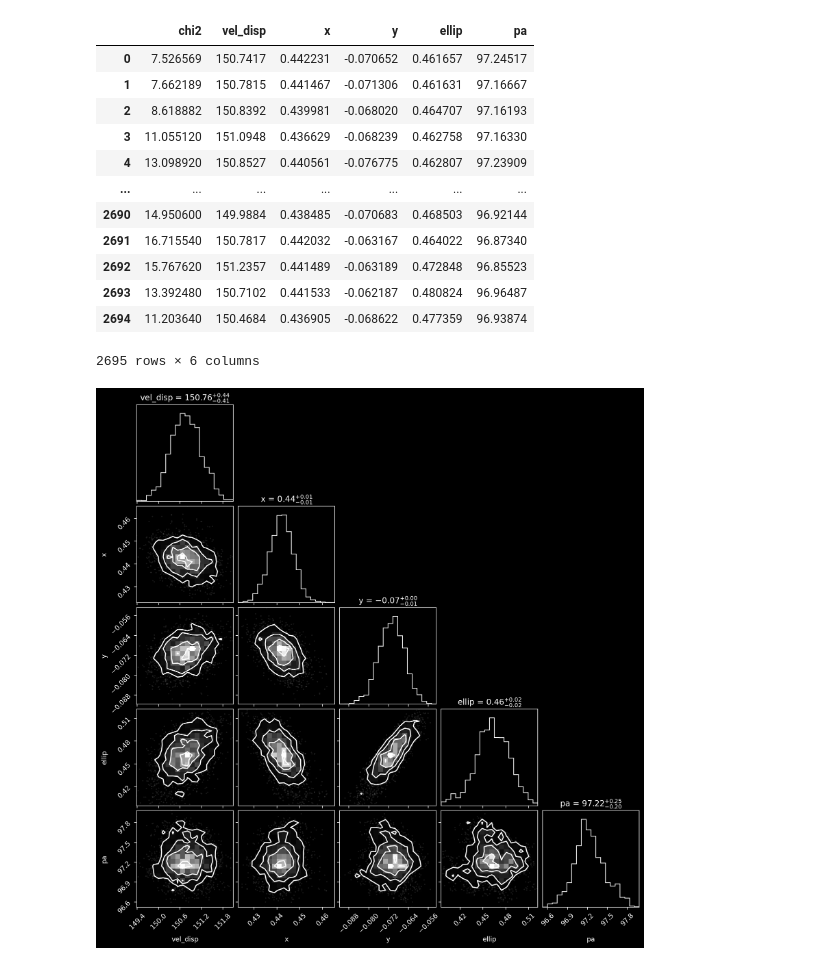
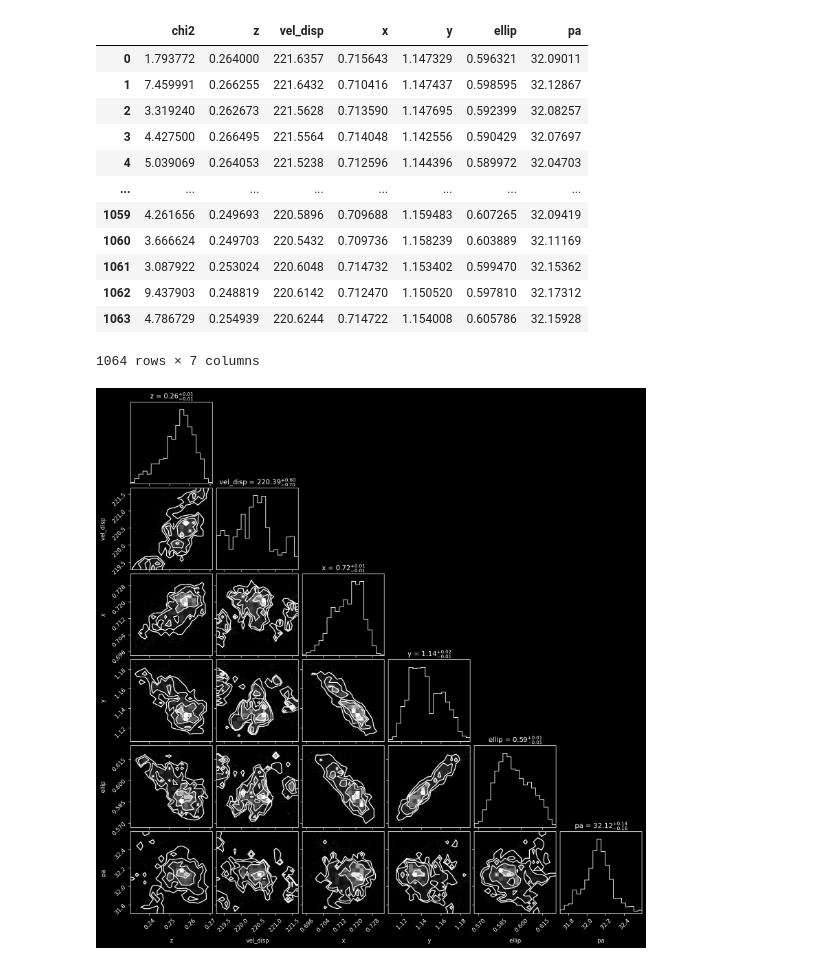
Before and after one commit to romms921/LensSuite, a Jupyter notebook: Python Files/corner.ipynb, the cells around one changed output. Saved outputs shown, nothing was run; the diff lists cells and outputs as text; code cells hidden in the pictures.

Commit message:
J2145 mcmc run

```diff
--- a/Python Files/corner.ipynb
+++ b/Python Files/corner.ipynb
@@ -9,26 +9,26 @@ import corner
 import ast
 # %%
 # Make the corner plot for the MCMC results
-system_name = 'J2017'
+system_name = 'J2145'
 model_ver = 'sie'
 mcmc_samples_path = f'../{system_name}/mcmc/{model_ver}_mcmc.dat'
-samples = pd.read_csv(mcmc_samples_path, delim_whitespace=True, header=None, names=['chi2', 'vel_disp', 'x', 'y', 'ellip', 'pa' ])
+samples = pd.read_csv(mcmc_samples_path, delim_whitespace=True, header=None, names=['chi2', 'z', 'vel_disp', 'x', 'y', 'ellip', 'pa' ])
 # %%
 samples
 # %% [output]
-|  | chi2 | vel_disp | x | y | ellip | pa |
-| 0 | 7.526569 | 150.7417 | 0.442231 | -0.070652 | 0.461657 | 97.24517 |
-| 1 | 7.662189 | 150.7815 | 0.441467 | -0.071306 | 0.461631 | 97.16667 |
-| 2 | 8.618882 | 150.8392 | 0.439981 | -0.068020 | 0.464707 | 97.16193 |
-| 3 | 11.055120 | 151.0948 | 0.436629 | -0.068239 | 0.462758 | 97.16330 |
-| 4 | 13.098920 | 150.8527 | 0.440561 | -0.076775 | 0.462807 | 97.23909 |
-| ... | ... | ... | ... | ... | ... | ... |
-| 2690 | 14.950600 | 149.9884 | 0.438485 | -0.070683 | 0.468503 | 96.92144 |
-| 2691 | 16.715540 | 150.7817 | 0.442032 | -0.063167 | 0.464022 | 96.87340 |
-| 2692 | 15.767620 | 151.2357 | 0.441489 | -0.063189 | 0.472848 | 96.85523 |
-| 2693 | 13.392480 | 150.7102 | 0.441533 | -0.062187 | 0.480824 | 96.96487 |
-| 2694 | 11.203640 | 150.4684 | 0.436905 | -0.068622 | 0.477359 | 96.93874 |
+|  | chi2 | z | vel_disp | x | y | ellip | pa |
+| 0 | 1.793772 | 0.264000 | 221.6357 | 0.715643 | 1.147329 | 0.596321 | 32.09011 |
+| 1 | 7.459991 | 0.266255 | 221.6432 | 0.710416 | 1.147437 | 0.598595 | 32.12867 |
+| 2 | 3.319240 | 0.262673 | 221.5628 | 0.713590 | 1.147695 | 0.592399 | 32.08257 |
+| 3 | 4.427500 | 0.266495 | 221.5564 | 0.714048 | 1.142556 | 0.590429 | 32.07697 |
+| 4 | 5.039069 | 0.264053 | 221.5238 | 0.712596 | 1.144396 | 0.589972 | 32.04703 |
+| ... | ... | ... | ... | ... | ... | ... | ... |
+| 1059 | 4.261656 | 0.249693 | 220.5896 | 0.709688 | 1.159483 | 0.607265 | 32.09419 |
+| 1060 | 3.666624 | 0.249703 | 220.5432 | 0.709736 | 1.158239 | 0.603889 | 32.11169 |
+| 1061 | 3.087922 | 0.253024 | 220.6048 | 0.714732 | 1.153402 | 0.599470 | 32.15362 |
+| 1062 | 9.437903 | 0.248819 | 220.6142 | 0.712470 | 1.150520 | 0.597810 | 32.17312 |
+| 1063 | 4.786729 | 0.254939 | 220.6244 | 0.714722 | 1.154008 | 0.605786 | 32.15928 |
-2695 rows × 6 columns
+1064 rows × 7 columns
 # %%
 masked_samples = samples.drop(columns=['chi2']).to_numpy()
 # %%
@@ -38,8 +38,8 @@ masked_samples = samples.drop(columns=['chi2']).to_numpy()
 # masked_samples
 # %%
 # Remove the first column when loading the samples, as it is the accepted/rejected column
-labels = ['vel_disp', 'x', 'y', 'ellip', 'pa']
+labels = ['z', 'vel_disp', 'x', 'y', 'ellip', 'pa']
 fig = corner.corner(masked_samples, labels=labels, show_titles=True)
 plt.savefig(f'../{system_name}/mcmc/{model_ver}_corner.png')
 # %% [output]
-[figure, old version]
+[figure, new version]
```
Also changed, not shown: 12 other files.
